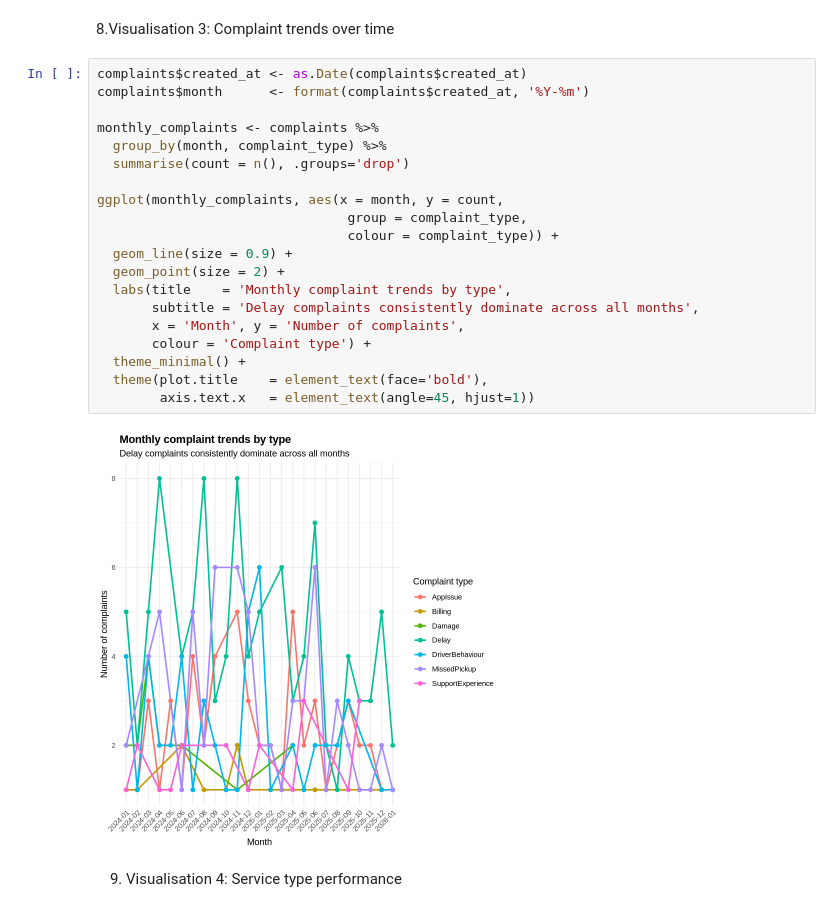
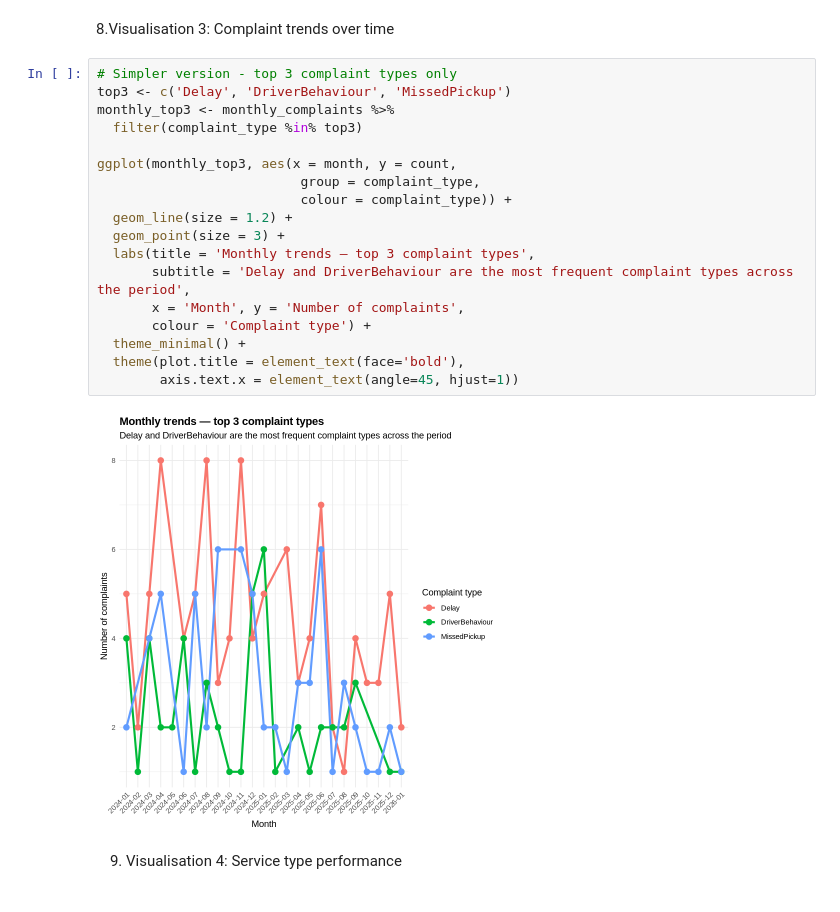
Before and after one commit to gabsss-blip/northstar-analytics, a Jupyter notebook: 03_R_Analytics.ipynb, the cells around one changed output. Cells and saved outputs as stored; diff of their text form.

```diff
--- a/03_R_Analytics.ipynb
+++ b/03_R_Analytics.ipynb
@@ -220,27 +228,25 @@ Warning message:
 # %% [markdown]
 8.Visualisation 3: Complaint trends over time
 # %%
-complaints$created_at <- as.Date(complaints$created_at)
-complaints$month      <- format(complaints$created_at, '%Y-%m')
+# Simpler version - top 3 complaint types only
+top3 <- c('Delay', 'DriverBehaviour', 'MissedPickup')
+monthly_top3 <- monthly_complaints %>%
+  filter(complaint_type %in% top3)
 
-monthly_complaints <- complaints %>%
-  group_by(month, complaint_type) %>%
-  summarise(count = n(), .groups='drop')
-
-ggplot(monthly_complaints, aes(x = month, y = count,
-                                group = complaint_type,
-                                colour = complaint_type)) +
-  geom_line(size = 0.9) +
-  geom_point(size = 2) +
-  labs(title    = 'Monthly complaint trends by type',
-       subtitle = 'Delay complaints consistently dominate across all months',
+ggplot(monthly_top3, aes(x = month, y = count,
+                          group = complaint_type,
+                          colour = complaint_type)) +
+  geom_line(size = 1.2) +
+  geom_point(size = 3) +
+  labs(title = 'Monthly trends — top 3 complaint types',
+       subtitle = 'Delay and DriverBehaviour are the most frequent complaint types across the period',
        x = 'Month', y = 'Number of complaints',
        colour = 'Complaint type') +
   theme_minimal() +
-  theme(plot.title    = element_text(face='bold'),
-        axis.text.x   = element_text(angle=45, hjust=1))
+  theme(plot.title = element_text(face='bold'),
+        axis.text.x = element_text(angle=45, hjust=1))
 # %% [output]
-[figure, old version]
+[figure, new version]
 # %% [markdown]
 9. Visualisation 4: Service type performance
 # %%
```
Also changed, not shown: parts of 5 cells of this notebook.
